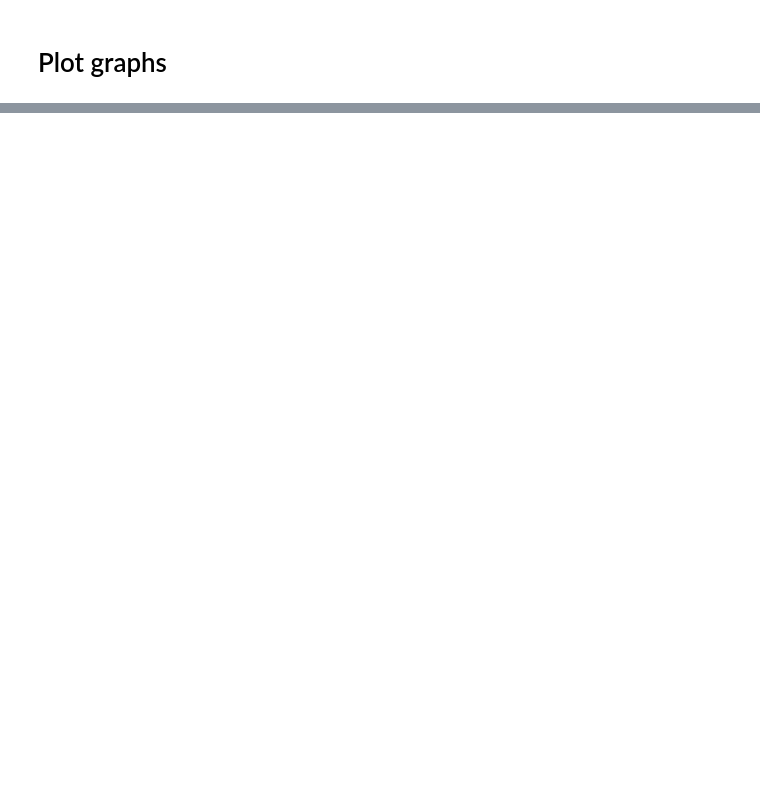
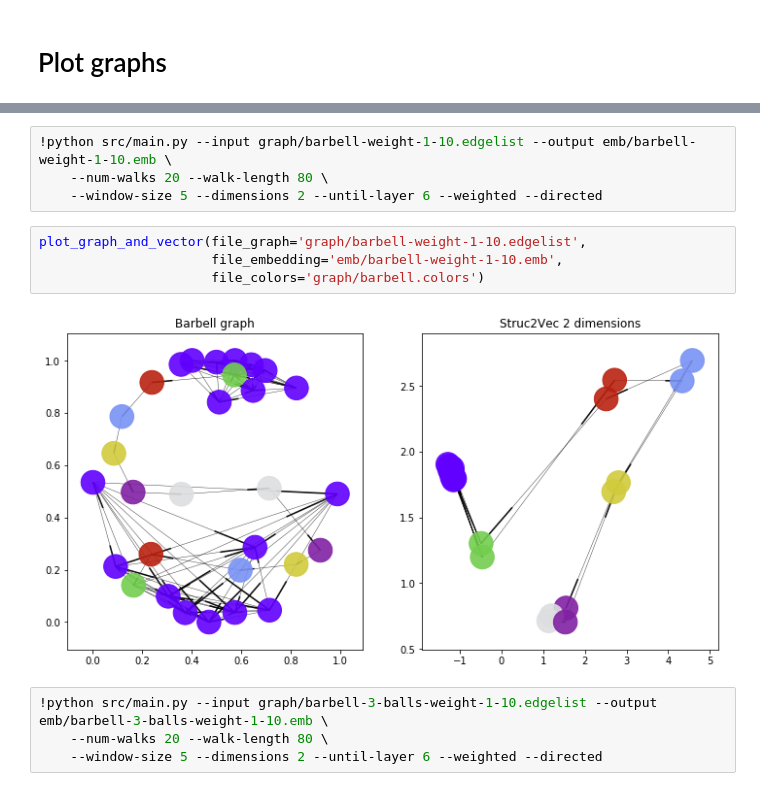
Before and after one commit to dsysoev/struc2vec, a Jupyter notebook: example.ipynb, the cells around one changed output, grey strips where cells are left out. Cells and saved outputs as stored; diff of their text form; blank space fills up the shorter version.

```diff
--- a/example.ipynb
+++ b/example.ipynb
@@ -42,0 +57,14 @@ nx.draw_networkx(G=di_graph, pos=pos, nodes=nodes, node_color=node_color, width=
+# %%
+!python src/main.py --input graph/barbell-weight-1-10.edgelist --output emb/barbell-weight-1-10.emb \
+    --num-walks 20 --walk-length 80 \
+    --window-size 5 --dimensions 2 --until-layer 6 --weighted --directed
+# %%
+plot_graph_and_vector(file_graph='graph/barbell-weight-1-10.edgelist',
+                      file_embedding='emb/barbell-weight-1-10.emb',
+                      file_colors='graph/barbell.colors')
+# %% [output]
+[figure, added]
+# %%
+!python src/main.py --input graph/barbell-3-balls-weight-1-10.edgelist --output emb/barbell-3-balls-weight-1-10.emb \
+    --num-walks 20 --walk-length 80 \
+    --window-size 5 --dimensions 2 --until-layer 6 --weighted --directed
```
Also changed, not shown: parts of 8 cells of this notebook, 8 other files.
